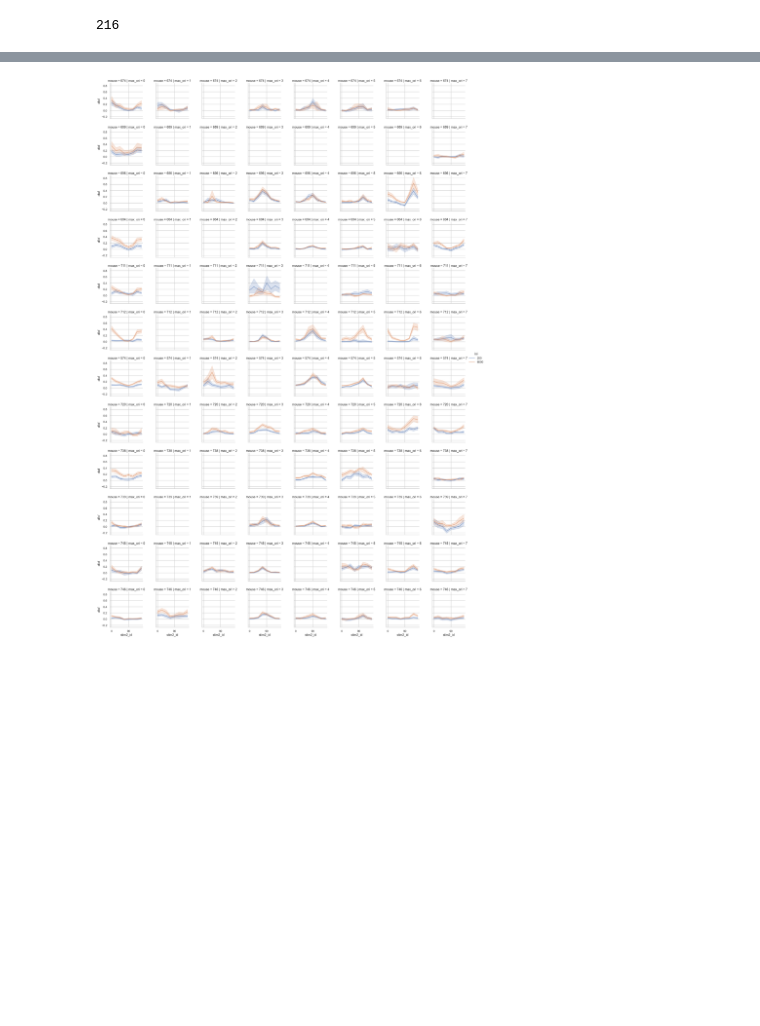
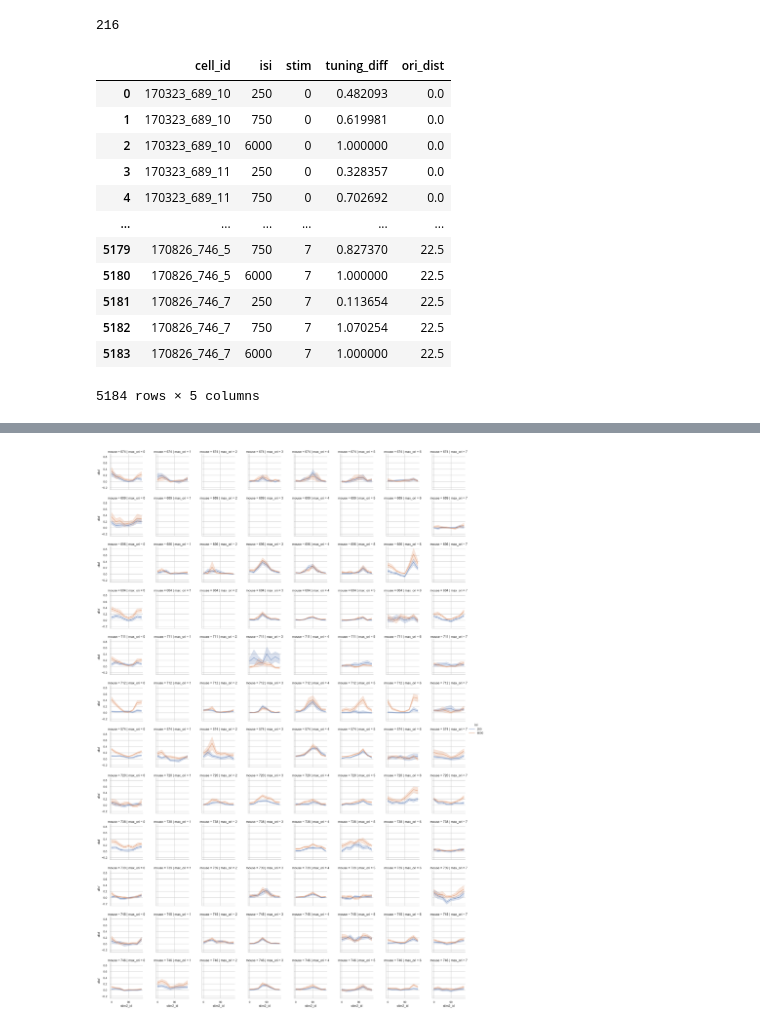
Before and after one commit to lanluo9/inter, a Jupyter notebook: scripts/ipynb/tuning_bias_san_check.ipynb, the cells around one changed output, grey strips where cells are left out. Cells and saved outputs as stored; diff of their text form; code cells hidden in the pictures; blank space fills up the shorter version.

```diff
--- a/scripts/ipynb/tuning_bias_san_check.ipynb
+++ b/scripts/ipynb/tuning_bias_san_check.ipynb
@@ -846,5 +853,21 @@ df_tuning_diff.cell_id.nunique()
 # %% [output]
 216
+# %%
+df_tuning_diff
+# %% [output]
+|  | cell_id | isi | stim | tuning_diff | ori_dist |
+| 0 | 170323_689_10 | 250 | 0 | 0.482093 | 0.0 |
+| 1 | 170323_689_10 | 750 | 0 | 0.619981 | 0.0 |
+| 2 | 170323_689_10 | 6000 | 0 | 1.000000 | 0.0 |
+| 3 | 170323_689_11 | 250 | 0 | 0.328357 | 0.0 |
+| 4 | 170323_689_11 | 750 | 0 | 0.702692 | 0.0 |
+| ... | ... | ... | ... | ... | ... |
+| 5179 | 170826_746_5 | 750 | 7 | 0.827370 | 22.5 |
+| 5180 | 170826_746_5 | 6000 | 7 | 1.000000 | 22.5 |
+| 5181 | 170826_746_7 | 250 | 7 | 0.113654 | 22.5 |
+| 5182 | 170826_746_7 | 750 | 7 | 1.070254 | 22.5 |
+| 5183 | 170826_746_7 | 6000 | 7 | 1.000000 | 22.5 |
+5184 rows × 5 columns
 # %%
 ## set sns color palette
 sns.lineplot(data=df_tuning_diff, x='ori_dist', y='tuning_diff', hue='isi', ci=68, #alpha=0.9,
```
Also changed, not shown: parts of 5 cells of this notebook.
